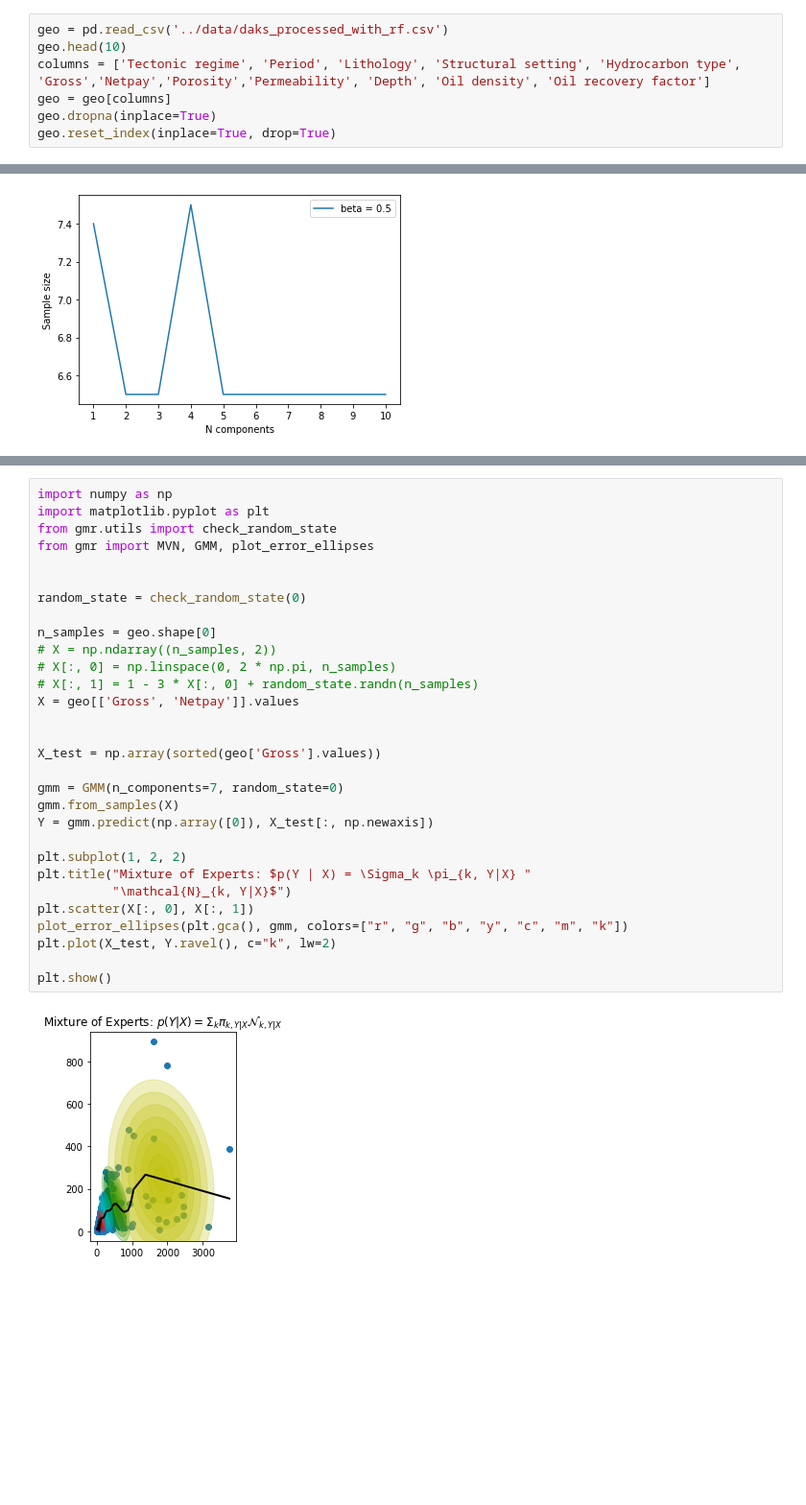
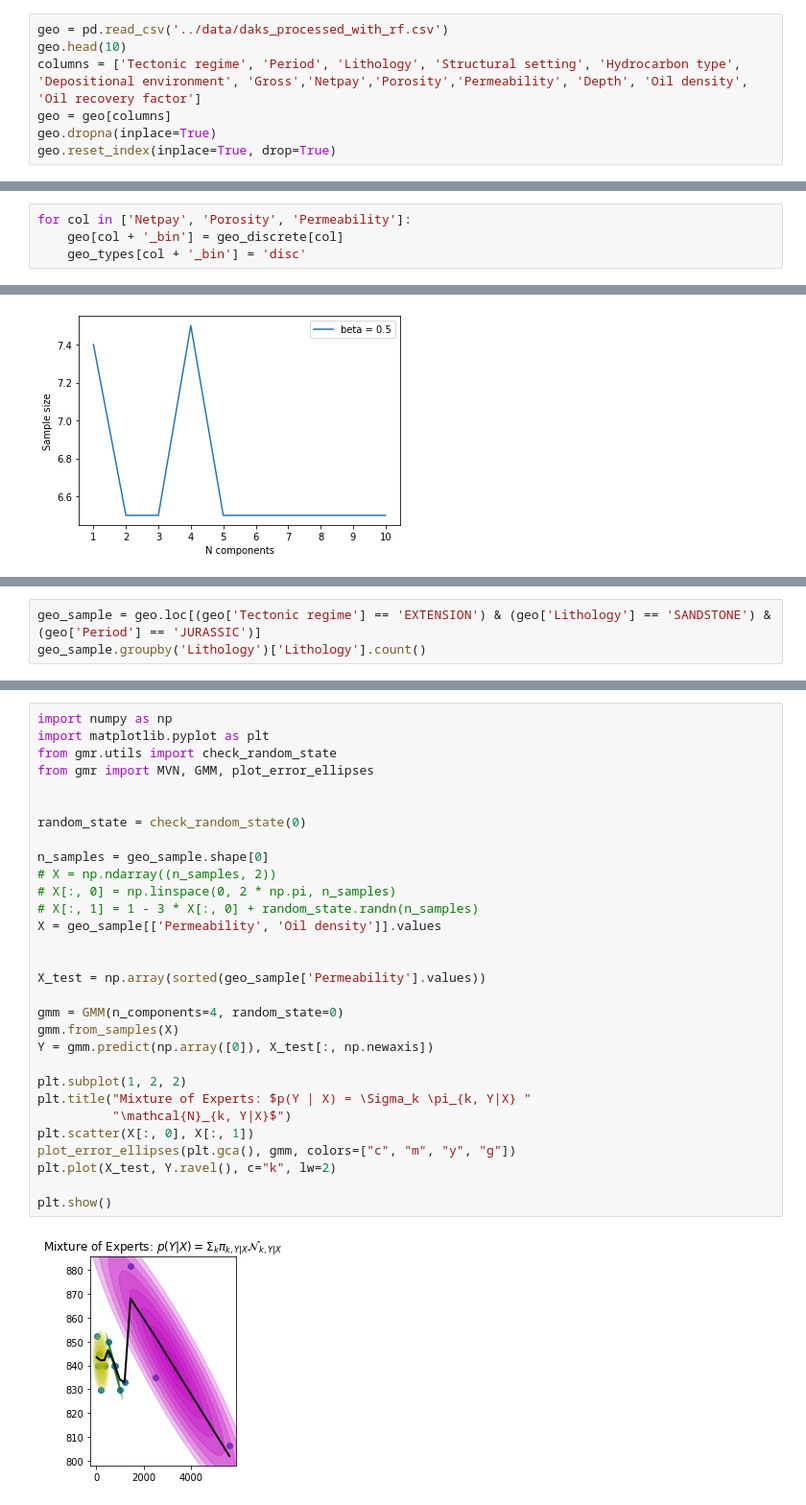
Before and after one commit to aimclub/BAMT, a Jupyter notebook: experiments/gmm_experiments.ipynb, the cells around one changed output, grey strips where cells are left out. Shown at 96% size. Saved outputs shown, nothing was run; the diff lists cells and outputs as text; blank space fills up the shorter version.

Commit message:
Add sample analysis

```diff
--- a/experiments/gmm_experiments.ipynb
+++ b/experiments/gmm_experiments.ipynb
@@ -35,7 +38,7 @@ from sklearn.datasets import make_spd_matrix
 # %%
 geo = pd.read_csv('../data/daks_processed_with_rf.csv')
 geo.head(10)
-columns = ['Tectonic regime', 'Period', 'Lithology', 'Structural setting', 'Hydrocarbon type', 'Gross','Netpay','Porosity','Permeability', 'Depth', 'Oil density', 'Oil recovery factor']
+columns = ['Tectonic regime', 'Period', 'Lithology', 'Structural setting', 'Hydrocarbon type', 'Depositional environment', 'Gross','Netpay','Porosity','Permeability', 'Depth', 'Oil density', 'Oil recovery factor']
 geo = geo[columns]
 geo.dropna(inplace=True)
 geo.reset_index(inplace=True, drop=True)
@@ -78,6 +82,10 @@ for c in columns:
 geo_coded, label_coder = code_categories(geo, 'label', colums_for_code)
 geo_discrete, coder = discretization(geo_coded, 'equal_frequency', columns_for_disc)
 geo_only_discrete, discrete_coder = discretization(geo, 'equal_frequency', columns_for_disc)
+# %%
+for col in ['Netpay', 'Porosity', 'Permeability']:
+    geo[col + '_bin'] = geo_discrete[col]
+    geo_types[col + '_bin'] = 'disc'
 # %%
 bn_full = structure_learning(geo_discrete, 'HC', geo_types, 'K2')
 bn_full
@@ -425,0 +516,3 @@ plt.legend()
+# %%
+geo_sample = geo.loc[(geo['Tectonic regime'] == 'EXTENSION') & (geo['Lithology'] == 'SANDSTONE') & (geo['Period'] == 'JURASSIC')]
+geo_sample.groupby('Lithology')['Lithology'].count()
@@ -482,32 +587,32 @@ plt.show()
 # %%
 import numpy as np
 import matplotlib.pyplot as plt
 from gmr.utils import check_random_state
 from gmr import MVN, GMM, plot_error_ellipses
 
 
 random_state = check_random_state(0)
 
-n_samples = geo.shape[0]
+n_samples = geo_sample.shape[0]
 # X = np.ndarray((n_samples, 2))
 # X[:, 0] = np.linspace(0, 2 * np.pi, n_samples)
 # X[:, 1] = 1 - 3 * X[:, 0] + random_state.randn(n_samples)
-X = geo[['Gross', 'Netpay']].values
+X = geo_sample[['Permeability', 'Oil density']].values
 
 
-X_test = np.array(sorted(geo['Gross'].values))
+X_test = np.array(sorted(geo_sample['Permeability'].values))
 
-gmm = GMM(n_components=7, random_state=0)
+gmm = GMM(n_components=4, random_state=0)
 gmm.from_samples(X)
 Y = gmm.predict(np.array([0]), X_test[:, np.newaxis])
 
 plt.subplot(1, 2, 2)
 plt.title("Mixture of Experts: $p(Y | X) = \Sigma_k \pi_{k, Y|X} "
           "\mathcal{N}_{k, Y|X}$")
 plt.scatter(X[:, 0], X[:, 1])
-plot_error_ellipses(plt.gca(), gmm, colors=["r", "g", "b", "y", "c", "m", "k"])
+plot_error_ellipses(plt.gca(), gmm, colors=["c", "m", "y", "g"])
 plt.plot(X_test, Y.ravel(), c="k", lw=2)
 
 plt.show()
 # %% [output]
-[figure, old version]
+[figure, new version]
```
Also changed, not shown: parts of 25 cells of this notebook, 4 other files.
